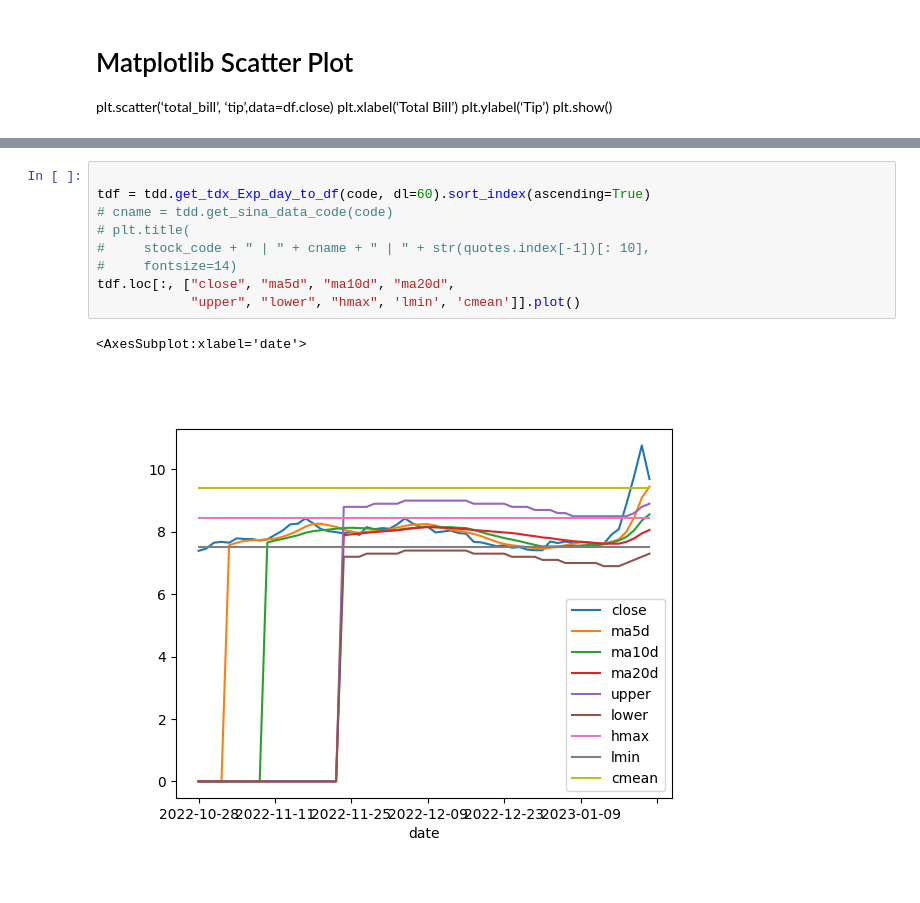
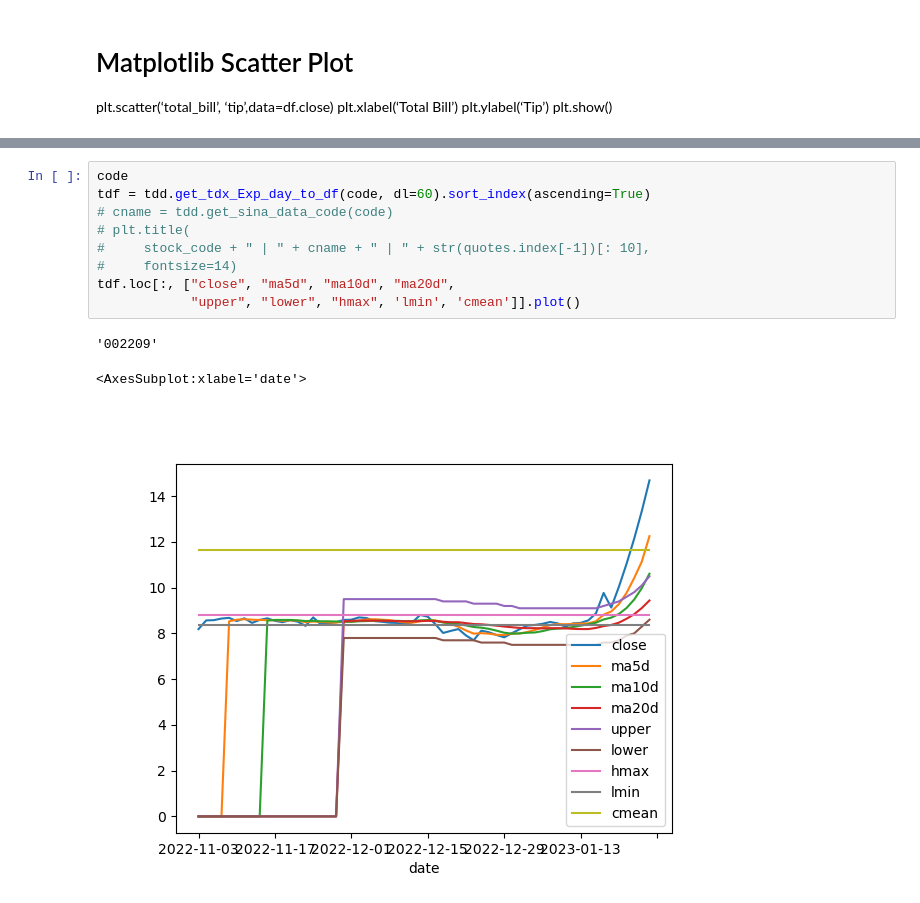
Before and after one commit to johnsonhongyi/pyQuant3, a Jupyter notebook: stock/jupyterAlgo/Quant2023/pandas_hdf-test.ipynb, the cells around one changed output, grey strips where cells are left out. Drawn from its saved outputs; the diff is of its cells as text.

```diff
--- a/stock/jupyterAlgo/Quant2023/pandas_hdf-test.ipynb
+++ b/stock/jupyterAlgo/Quant2023/pandas_hdf-test.ipynb
@@ -1375,15 +1536,16 @@ tdf[tdf.columns[(tdf.columns >= "perc1d") & (tdf.columns <= "perc9d")]][:1]
 # %%
-
+code
 tdf = tdd.get_tdx_Exp_day_to_df(code, dl=60).sort_index(ascending=True)
 # cname = tdd.get_sina_data_code(code)
 # plt.title(
 #     stock_code + " | " + cname + " | " + str(quotes.index[-1])[: 10],
 #     fontsize=14)
 tdf.loc[:, ["close", "ma5d", "ma10d", "ma20d",
             "upper", "lower", "hmax", 'lmin', 'cmean']].plot()
 # %% [output]
-<AxesSubplot:xlabel='date'>
+'002209'
+<AxesSubplot:xlabel='date'>
-[figure, old version]
+[figure, new version]
 # %%
 tdf[tdf.columns[(tdf.columns >= "perc1d") & (tdf.columns <= "perc9d")]][-1:]
 # %% [output]
```
Also changed, not shown: parts of 62 cells of this notebook, 8 other files.
